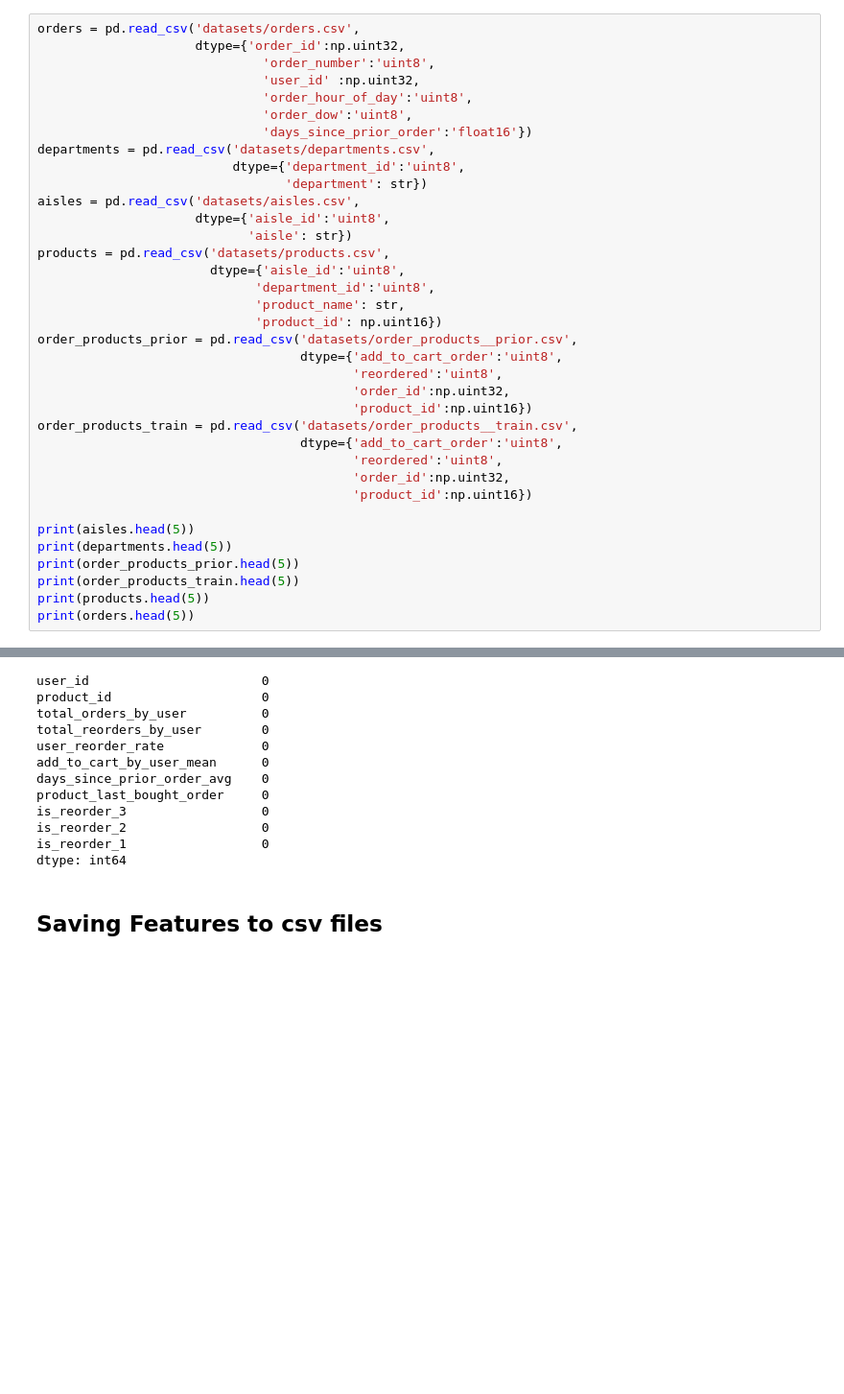
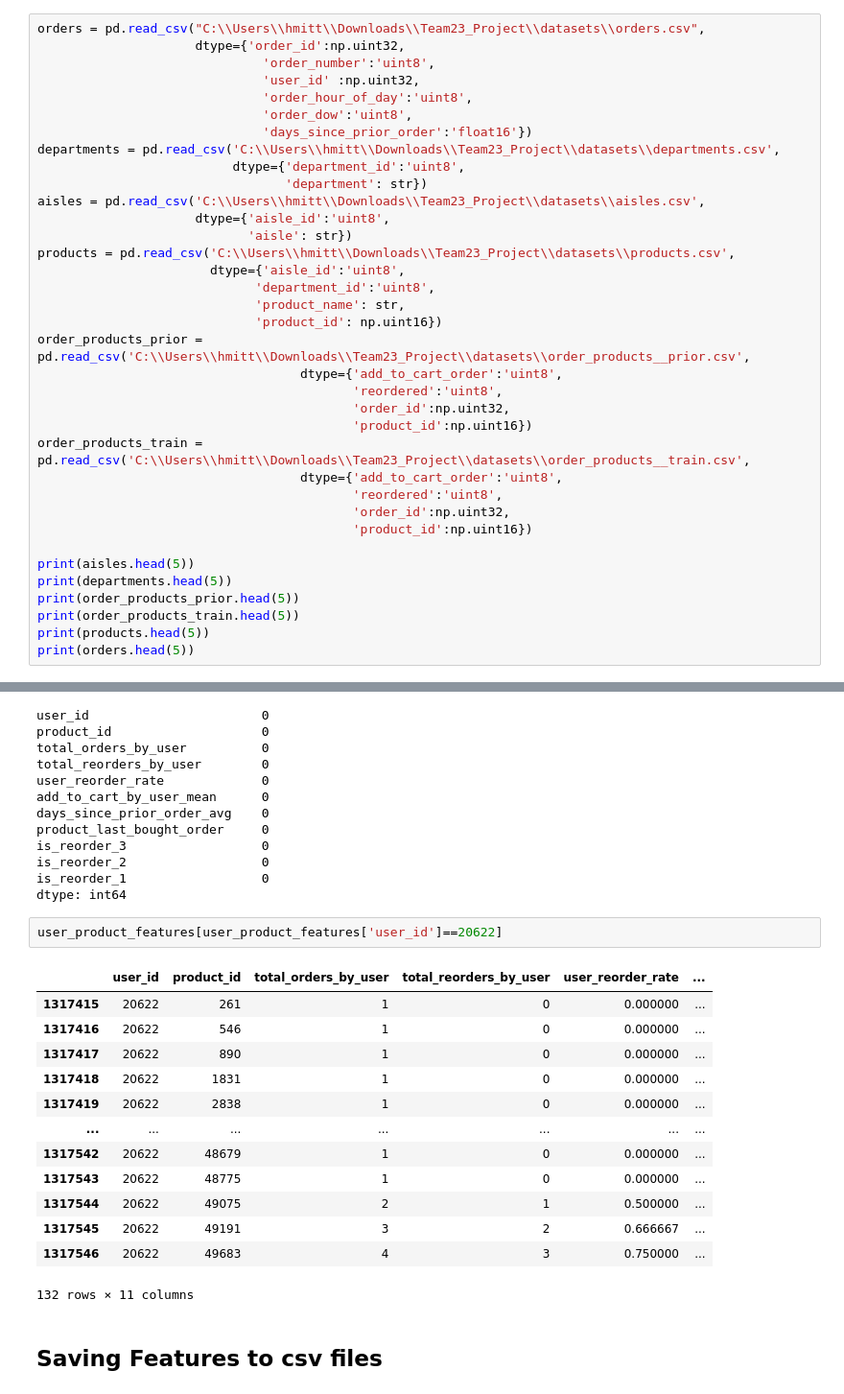
Before and after one commit to Hmittal15/Instacart-customer-order-analysis, a Jupyter notebook: Feature_Engineering.ipynb, the cells around one changed output, grey strips where cells are left out. Shown at 96% size. Saved outputs shown, nothing was run; the diff lists cells and outputs as text; blank space fills up the shorter version.

```diff
--- a/Feature_Engineering.ipynb
+++ b/Feature_Engineering.ipynb
@@ -10,30 +10,30 @@ import category_encoders as ce
 # %% [markdown]
 ## Import Data
 # %%
-orders = pd.read_csv('datasets/orders.csv',
+orders = pd.read_csv("C:\\Users\\hmitt\\Downloads\\Team23_Project\\datasets\\orders.csv",
                      dtype={'order_id':np.uint32,
                               'order_number':'uint8',
                               'user_id' :np.uint32,
                               'order_hour_of_day':'uint8',
                               'order_dow':'uint8',
                               'days_since_prior_order':'float16'})
-departments = pd.read_csv('datasets/departments.csv',
+departments = pd.read_csv('C:\\Users\\hmitt\\Downloads\\Team23_Project\\datasets\\departments.csv',
                           dtype={'department_id':'uint8',
                                  'department': str})
-aisles = pd.read_csv('datasets/aisles.csv',
+aisles = pd.read_csv('C:\\Users\\hmitt\\Downloads\\Team23_Project\\datasets\\aisles.csv',
                      dtype={'aisle_id':'uint8',
                             'aisle': str})
-products = pd.read_csv('datasets/products.csv',
+products = pd.read_csv('C:\\Users\\hmitt\\Downloads\\Team23_Project\\datasets\\products.csv',
                        dtype={'aisle_id':'uint8',
                              'department_id':'uint8',
                              'product_name': str,
                              'product_id': np.uint16})
-order_products_prior = pd.read_csv('datasets/order_products__prior.csv',
+order_products_prior = pd.read_csv('C:\\Users\\hmitt\\Downloads\\Team23_Project\\datasets\\order_products__prior.csv',
                                    dtype={'add_to_cart_order':'uint8',
                                           'reordered':'uint8',
                                           'order_id':np.uint32,
                                           'product_id':np.uint16})
-order_products_train = pd.read_csv('datasets/order_products__train.csv',
+order_products_train = pd.read_csv('C:\\Users\\hmitt\\Downloads\\Team23_Project\\datasets\\order_products__train.csv',
                                    dtype={'add_to_cart_order':'uint8',
                                           'reordered':'uint8',
                                           'order_id':np.uint32,
@@ -499,6 +504,22 @@ is_reorder_3                  0
 is_reorder_2                  0
 is_reorder_1                  0
 dtype: int64
+# %%
+user_product_features[user_product_features['user_id']==20622]
+# %% [output]
+|  | user_id | product_id | total_orders_by_user | total_reorders_by_user | user_reorder_rate | ... |
+| 1317415 | 20622 | 261 | 1 | 0 | 0.000000 | ... |
+| 1317416 | 20622 | 546 | 1 | 0 | 0.000000 | ... |
+| 1317417 | 20622 | 890 | 1 | 0 | 0.000000 | ... |
+| 1317418 | 20622 | 1831 | 1 | 0 | 0.000000 | ... |
+| 1317419 | 20622 | 2838 | 1 | 0 | 0.000000 | ... |
+| ... | ... | ... | ... | ... | ... | ... |
+| 1317542 | 20622 | 48679 | 1 | 0 | 0.000000 | ... |
+| 1317543 | 20622 | 48775 | 1 | 0 | 0.000000 | ... |
+| 1317544 | 20622 | 49075 | 2 | 1 | 0.500000 | ... |
+| 1317545 | 20622 | 49191 | 3 | 2 | 0.666667 | ... |
+| 1317546 | 20622 | 49683 | 4 | 3 | 0.750000 | ... |
+132 rows × 11 columns
 # %% [markdown]
 ## Saving Features to csv files
 # %%
```
Also changed, not shown: parts of 2 cells of this notebook.
